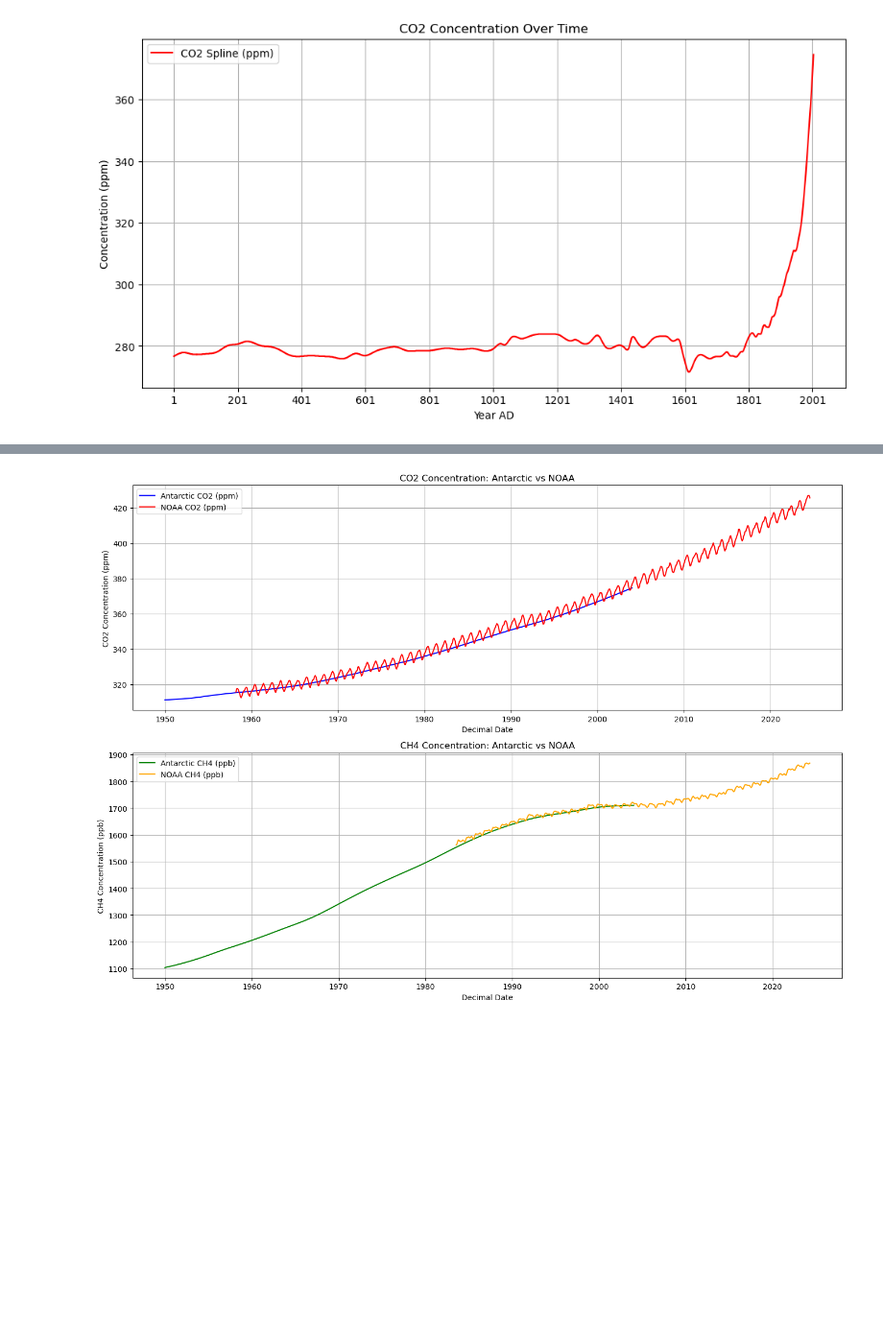
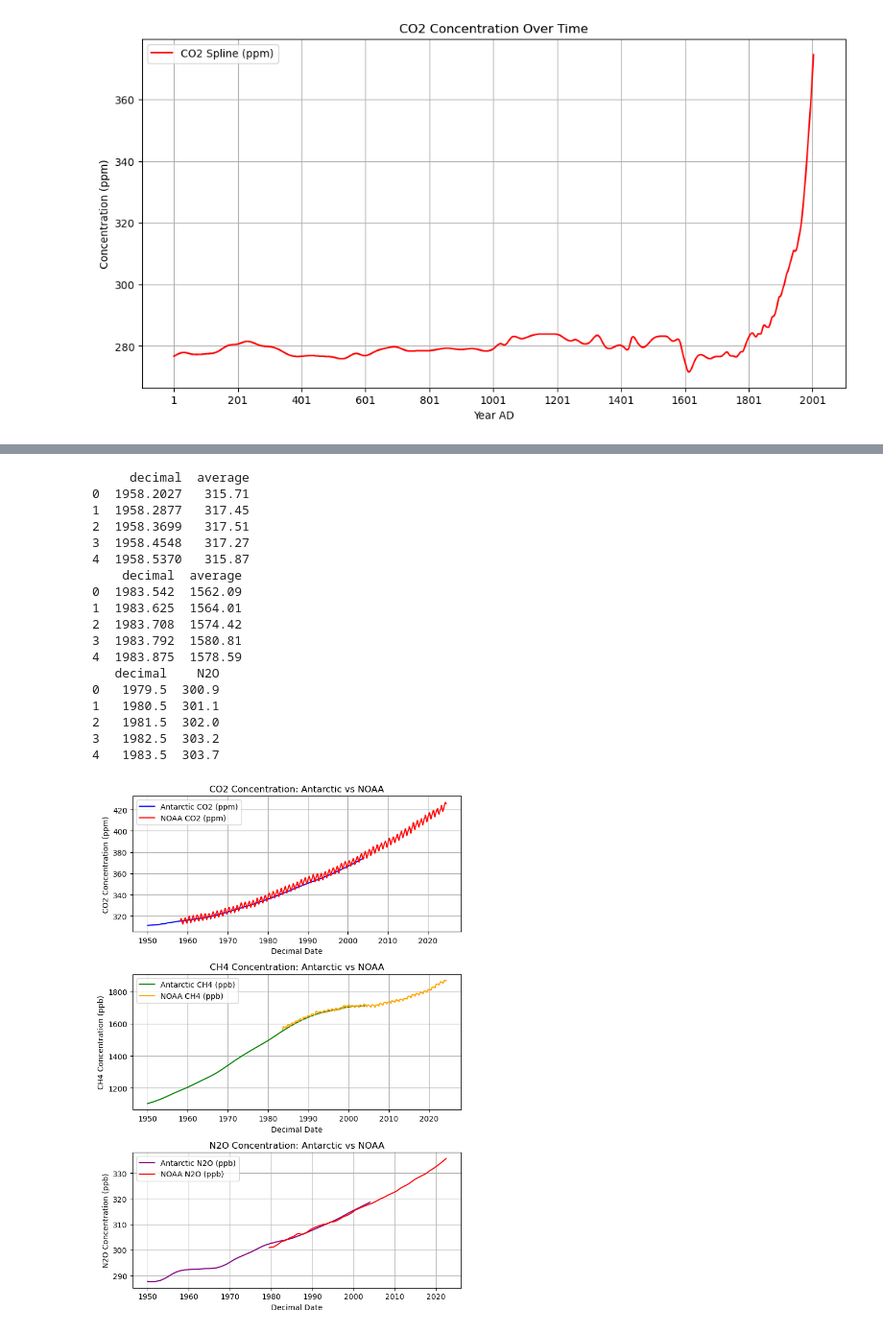
Before and after one commit to ACM40960/project-ouyang, a Jupyter notebook: code/dataset.ipynb, the cells around one changed output, grey strips where cells are left out. Shown at 96% size. Drawn from its saved outputs; the diff is of its cells as text; code cells hidden in the pictures; blank space fills up the shorter version.

Commit message:
Plot updates
Updated a few plots, this is also the version I will use in the poster

```diff
--- a/code/dataset.ipynb
+++ b/code/dataset.ipynb
@@ -13,7 +13,7 @@ import numpy as np
 antarctic_ice_path = r'../datasets/CO2_climategov/law2006_spline.csv'
 
 
-antarctic_df = pd.read_csv(antarctic_ice_path, header=3)
+antarctic_df = pd.read_csv(antarctic_ice_path)
 
 # Extracting necessary columns
 antarctic_data = antarctic_df[['Year AD', 'CH4 Spline (ppb)', 'N2O Spline (ppb)', 'CO2 Spline (ppm)']]
@@ -89,44 +114,82 @@ plt.show()
 noaa_co2_path = r'../datasets/CO2_climategov/co2_mm_mlo.csv'
 noaa_ch4_path = r'../datasets/CO2_climategov/ch4_mm_gl.csv'
 
+noaa_n2o_path = r'../datasets/CO2_climategov/NOAA_Annual_Mean_MoleFractions_2023.csv'
+
+
 
 noaa_co2_df = pd.read_csv(noaa_co2_path)
-noaa_co2 = noaa_co2_df[['decimal date', 'average']].rename(columns={'decimal date': 'decimal'})
+noaa_co2 = noaa_co2_df[['decimal', 'average']]
 
 noaa_ch4_df = pd.read_csv(noaa_ch4_path)
 noaa_ch4 = noaa_ch4_df[['decimal', 'average']]
 
+noaa_n2o_df = pd.read_csv(noaa_n2o_path, skiprows=1)
+noaa_n2o = noaa_n2o_df[['year', 'N2O']].rename(columns={'year': 'decimal'})
+noaa_n2o['decimal'] = noaa_n2o['decimal'].astype(float)
+
 antarctic_data = antarctic_data[antarctic_data['year'] >= 1950]
 noaa_co2 = noaa_co2[noaa_co2['decimal'] >= 1950]
 noaa_ch4 = noaa_ch4[noaa_ch4['decimal'] >= 1950]
+noaa_n2o = noaa_n2o[noaa_n2o['decimal'] >= 1950]
 
 
-
+print(noaa_co2.head())
+print(noaa_ch4.head())
+print(noaa_n2o.head())
 # Create a figure with two subplots: one for CO2 and one for CH4
-plt.figure(figsize=(14, 10))
+plt.figure(figsize=(7, 10))
 
 # CO2 Plot
-plt.subplot(2, 1, 1)
+plt.subplot(3, 1, 1)
 plt.plot(antarctic_data['year'], antarctic_data['co2'], label='Antarctic CO2 (ppm)', color='blue')
 plt.plot(noaa_co2['decimal'], noaa_co2['average'], label='NOAA CO2 (ppm)', color='red')
 plt.xlabel('Decimal Date')
 plt.ylabel('CO2 Concentration (ppm)')
 plt.title('CO2 Concentration: Antarctic vs NOAA')
 plt.legend()
 plt.grid(True)
 
 # CH4 Plot
-plt.subplot(2, 1, 2)
+plt.subplot(3, 1, 2)
 plt.plot(antarctic_data['year'], antarctic_data['ch4'], label='Antarctic CH4 (ppb)', color='green')
 plt.plot(noaa_ch4['decimal'], noaa_ch4['average'], label='NOAA CH4 (ppb)', color='orange')
 plt.xlabel('Decimal Date')
 plt.ylabel('CH4 Concentration (ppb)')
 plt.title('CH4 Concentration: Antarctic vs NOAA')
 plt.legend()
 plt.grid(True)
 
+# n2o plot
+plt.subplot(3, 1, 3)
+plt.plot(antarctic_data['year'], antarctic_data['n2o'], label='Antarctic N2O (ppb)', color='purple')
+plt.plot(noaa_n2o['decimal'], noaa_n2o['N2O'], label='NOAA N2O (ppb)', color='red')
+plt.xlabel('Decimal Date')
+plt.ylabel('N2O Concentration (ppb)')
+plt.title('N2O Concentration: Antarctic vs NOAA')
+plt.legend()
+plt.grid(True)
+
 # Show the combined plots
 plt.tight_layout()
 plt.show()
 # %% [output]
+     decimal  average
+0  1958.2027   315.71
+1  1958.2877   317.45
+2  1958.3699   317.51
+3  1958.4548   317.27
+4  1958.5370   315.87
+    decimal  average
+0  1983.542  1562.09
+1  1983.625  1564.01
+2  1983.708  1574.42
+3  1983.792  1580.81
+4  1983.875  1578.59
+   decimal    N2O
+0   1979.5  300.9
+1   1980.5  301.1
+2   1981.5  302.0
+3   1982.5  303.2
+4   1983.5  303.7
-[figure, old version]
+[figure, new version]
```
Also changed, not shown: parts of 13 cells of this notebook, 7 other files.
